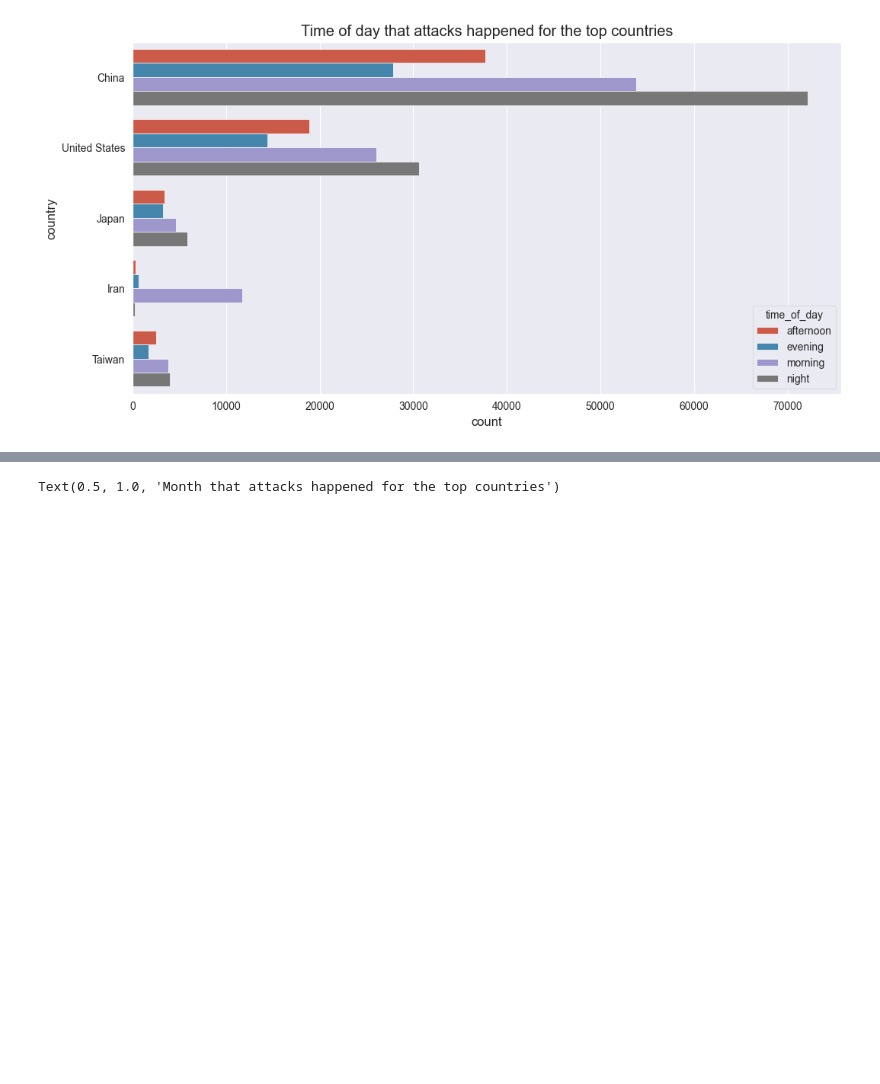
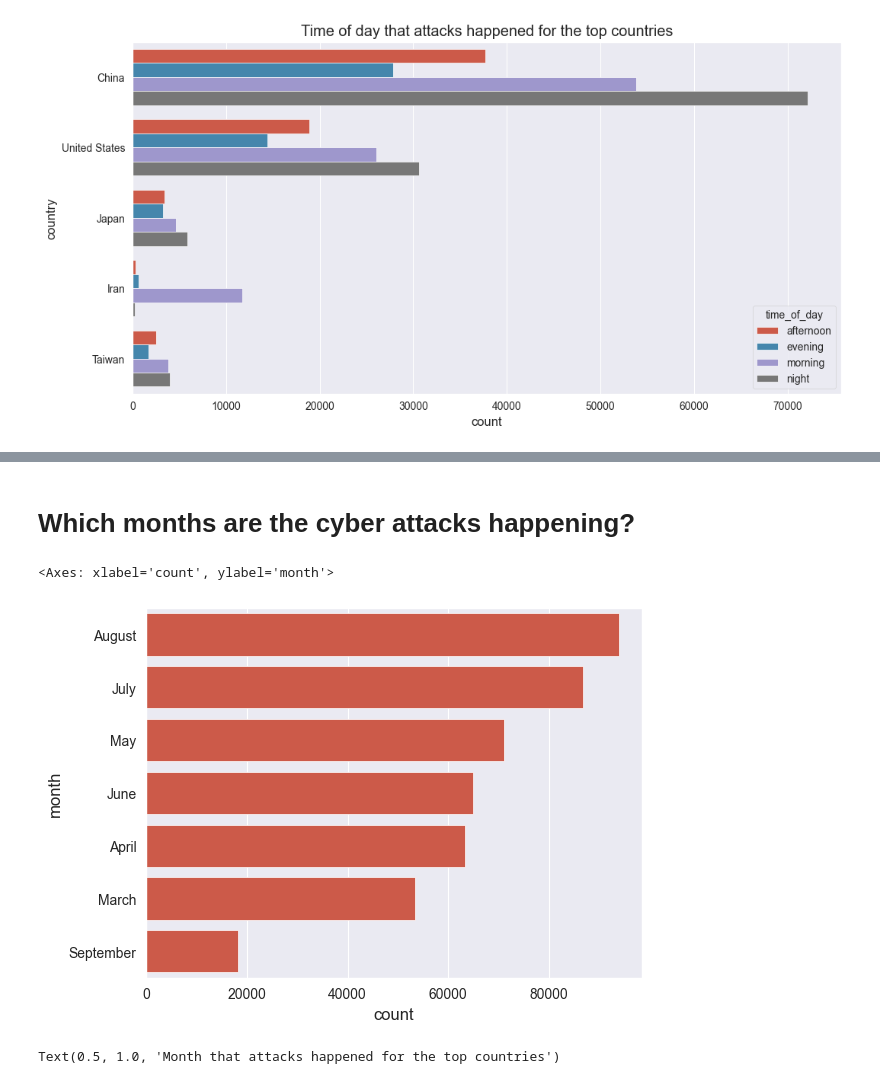
Before and after one commit to RamonM1/Cybersecurity-Intrusion-Analysis, a Jupyter notebook: 01-EDA.ipynb, the cells around one changed output, grey strips where cells are left out. Saved outputs shown, nothing was run; the diff lists cells and outputs as text; code cells hidden in the pictures; blank space fills up the shorter version.

```diff
--- a/01-EDA.ipynb
+++ b/01-EDA.ipynb
@@ -134,3 +145,20 @@ Text(0.5, 1.0, 'Time of day that attacks happened for the top countries')
+# %% [markdown]
+# Which months are the cyber attacks happening?
+# %%
+# display most attacks on what month
+
+df['month'] = pd.to_datetime(df.datetime).dt.month
+
+# label the month
+
+df['month'] = df['month'].map({1: 'January', 2: 'February', 3: 'March', 4: 'April', 5: 'May', 6: 'June', 7: 'July', 8: 'August', 9: 'September', 10: 'October', 11: 'November', 12: 'December'})
+
+# plot the month that the attacks happened overall
+
+sns.countplot(y=df.month, order=df.month.value_counts().index)
+# %% [output]
+<Axes: xlabel='count', ylabel='month'>
+[figure, added]
 # %%
 # group by month and country
 
```
Also changed, not shown: parts of 10 cells of this notebook.
